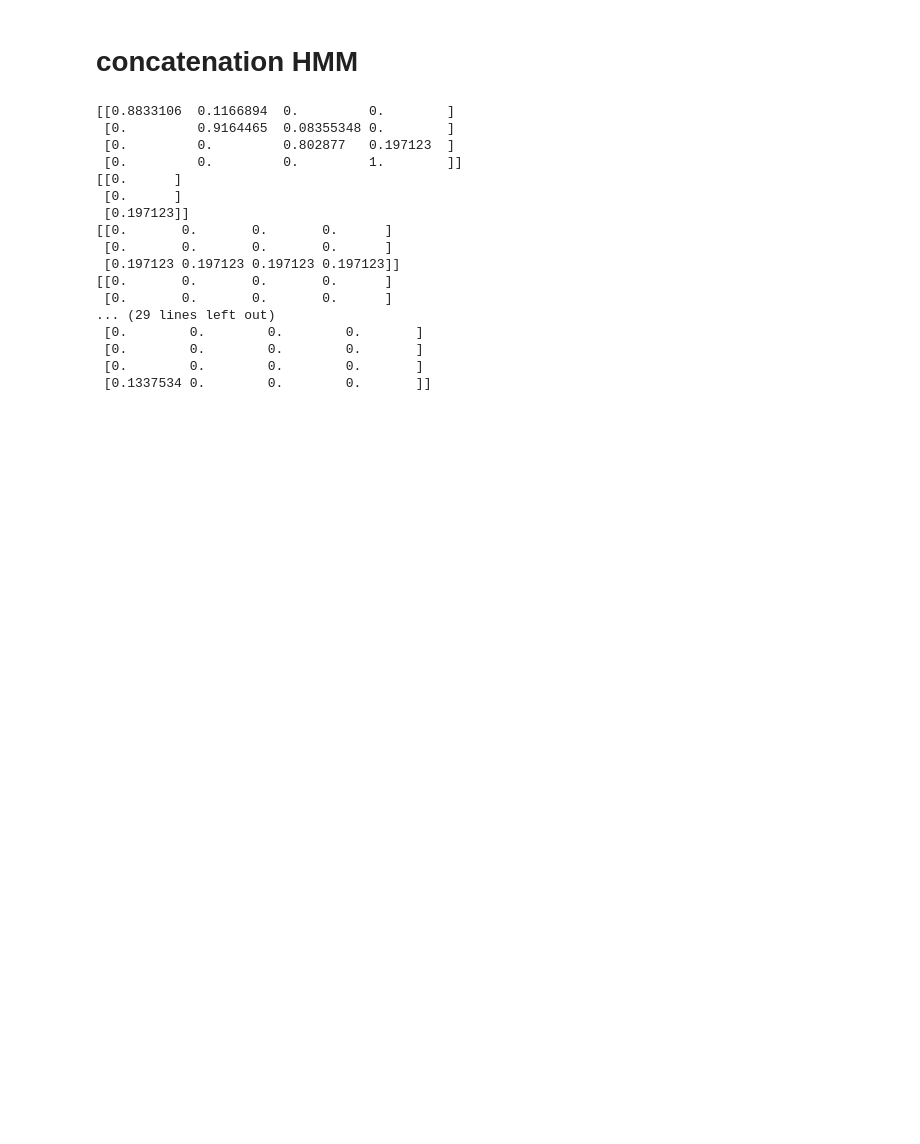
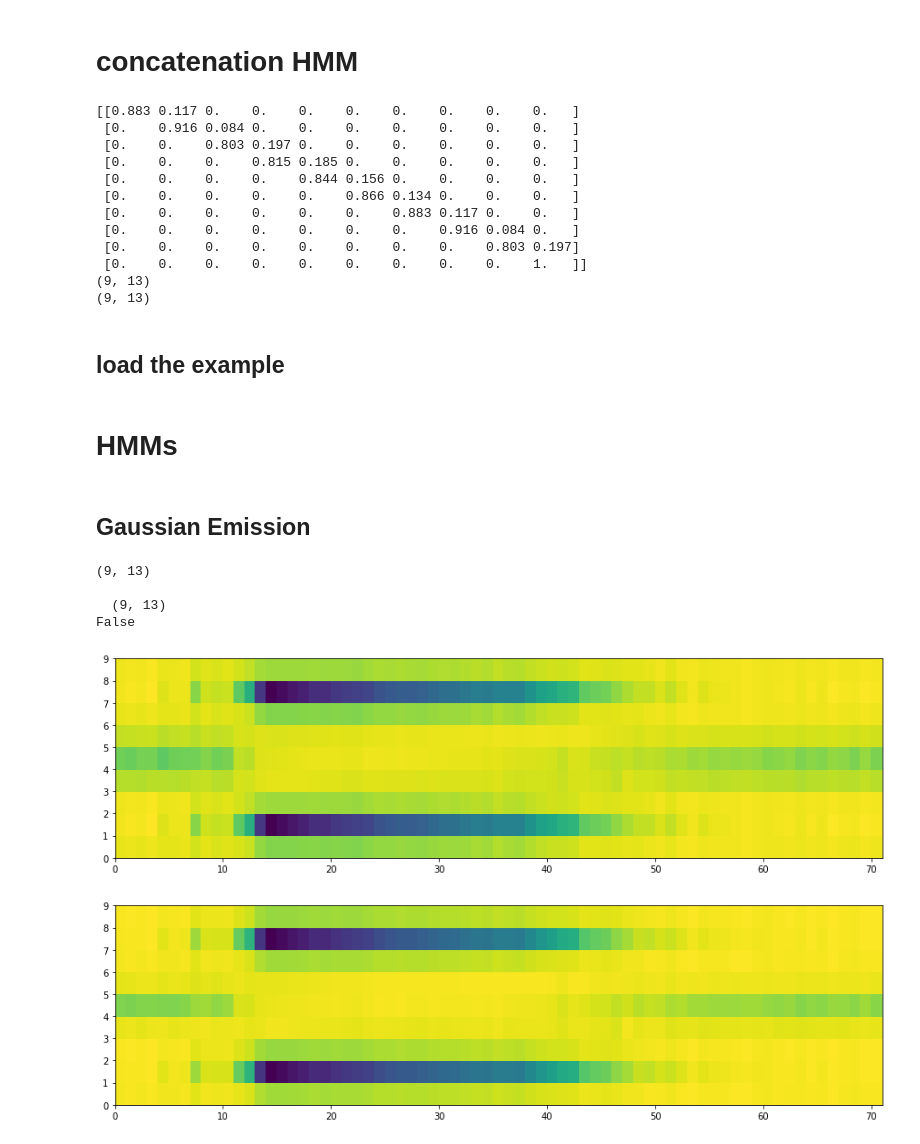
Before and after one commit to DominikVincent/speachAndSpeaker, a Jupyter notebook: lab2/Untitled.ipynb, the cells around one changed output. Drawn from its saved outputs; the diff is of its cells as text; code cells hidden in the pictures; blank space fills up the shorter version.

```diff
--- a/lab2/Untitled.ipynb
+++ b/lab2/Untitled.ipynb
@@ -7,7 +7,11 @@ import importlib
 import numpy as np
 from prondict import *
 from lab2_proto import *
-
+from lab2_tools import *
+import matplotlib.pyplot as plt
+import matplotlib
+matplotlib.rcParams['figure.figsize'] = (15, 4)
+np.set_printoptions(precision=3)
 #importlib.import_module(lab2_proto)
 #importlib.reload(lab2_proto)
 #print("no")
@@ -38,21 +42,49 @@ for pron in prondict.keys():
 # %%
 wordHMMs = {}
 wordHMMs['o'] = concatHMMs(phoneHMMs, isolated['o'])
+
+print(wordHMMs['o']['transmat'])
+
+print(wordHMMs['o']['means'].shape)
+print(wordHMMs['o']['covars'].shape)
 # %% [output]
-[[0.8833106  0.1166894  0.         0.        ]
- [0.         0.9164465  0.08355348 0.        ]
- [0.         0.         0.802877   0.197123  ]
- [0.         0.         0.         1.        ]]
-[[0.      ]
- [0.      ]
- [0.197123]]
-[[0.       0.       0.       0.      ]
- [0.       0.       0.       0.      ]
- [0.197123 0.197123 0.197123 0.197123]]
-[[0.       0.       0.       0.      ]
- [0.       0.       0.       0.      ]
-... (29 lines left out)
- [0.        0.        0.        0.       ]
- [0.        0.        0.        0.       ]
- [0.        0.        0.        0.       ]
- [0.1337534 0.        0.        0.       ]]
+[[0.883 0.117 0.    0.    0.    0.    0.    0.    0.    0.   ]
+ [0.    0.916 0.084 0.    0.    0.    0.    0.    0.    0.   ]
+ [0.    0.    0.803 0.197 0.    0.    0.    0.    0.    0.   ]
+ [0.    0.    0.    0.815 0.185 0.    0.    0.    0.    0.   ]
+ [0.    0.    0.    0.    0.844 0.156 0.    0.    0.    0.   ]
+ [0.    0.    0.    0.    0.    0.866 0.134 0.    0.    0.   ]
+ [0.    0.    0.    0.    0.    0.    0.883 0.117 0.    0.   ]
+ [0.    0.    0.    0.    0.    0.    0.    0.916 0.084 0.   ]
+ [0.    0.    0.    0.    0.    0.    0.    0.    0.803 0.197]
+ [0.    0.    0.    0.    0.    0.    0.    0.    0.    1.   ]]
+(9, 13)
+(9, 13)
+# %% [markdown]
+## load the example
+# %%
+example = np.load('lab2_example.npz', allow_pickle=True)['example'].item()
+#list(example.keys())
+# %% [markdown]
+# HMMs
+# %% [markdown]
+## Gaussian Emission
+# %%
+logProb = log_multivariate_normal_density_diag(example['lmfcc'], wordHMMs['o']['means'], wordHMMs['o']['covars'])
+
+#print(wordHMMs['o']['means']," \n\n ", wordHMMs['o']['covars'])
+print(wordHMMs['o']['means'].shape," \n\n ", wordHMMs['o']['covars'].shape)
+
+print(np.allclose(logProb, example['obsloglik']))
+
+plt.pcolormesh(logProb.T)
+plt.show()
+plt.pcolormesh(example['obsloglik'].T)
+plt.show()
+# %% [output]
+(9, 13)
+
+  (9, 13)
+False
+[figure, added]
+[figure, added]
```
Also changed, not shown: parts of 6 cells of this notebook, 1 other file.
